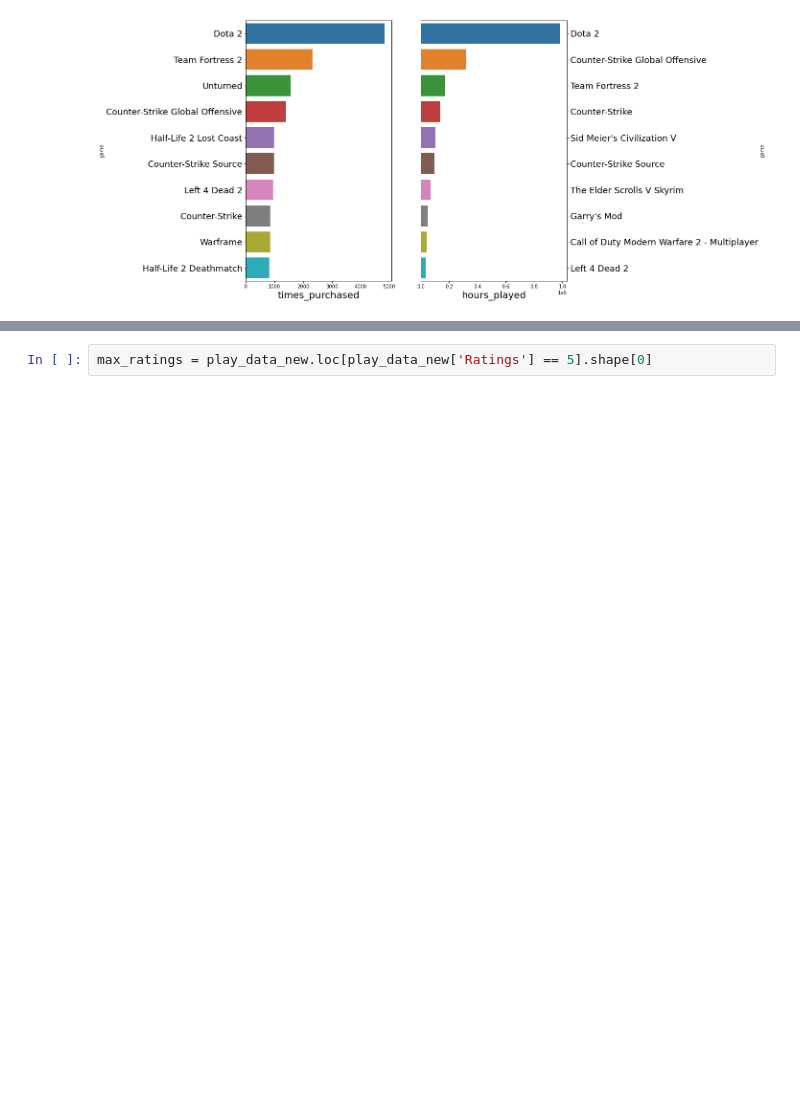
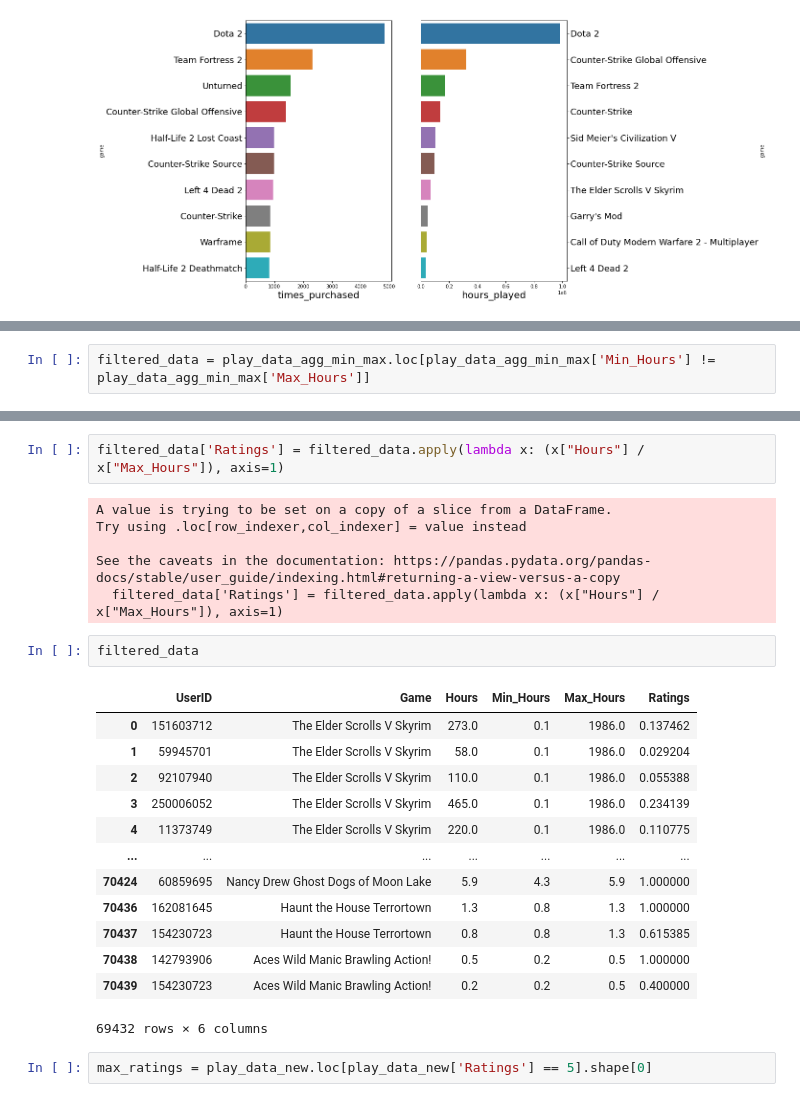
Before and after one commit to pyamin1878/Steam-Games-Rec-System, a Jupyter notebook: pat_notebook.ipynb, the cells around one changed output, grey strips where cells are left out. Drawn from its saved outputs; the diff is of its cells as text; blank space fills up the shorter version.

```diff
--- a/pat_notebook.ipynb
+++ b/pat_notebook.ipynb
@@ -159,0 +146,2 @@ play_data_new.tail(25)
+# %%
+filtered_data = play_data_agg_min_max.loc[play_data_agg_min_max['Min_Hours'] != play_data_agg_min_max['Max_Hours']]
@@ -160,3 +183,27 @@ play_data_new.tail(25)
+# %%
+filtered_data['Ratings'] = filtered_data.apply(lambda x: (x["Hours"] / x["Max_Hours"]), axis=1)
+# %% [output]
+A value is trying to be set on a copy of a slice from a DataFrame.
+Try using .loc[row_indexer,col_indexer] = value instead
+
+See the caveats in the documentation: https://pandas.pydata.org/pandas-docs/stable/user_guide/indexing.html#returning-a-view-versus-a-copy
+  filtered_data['Ratings'] = filtered_data.apply(lambda x: (x["Hours"] / x["Max_Hours"]), axis=1)
+# %%
+filtered_data
+# %% [output]
+|  | UserID | Game | Hours | Min_Hours | Max_Hours | Ratings |
+| 0 | 151603712 | The Elder Scrolls V Skyrim | 273.0 | 0.1 | 1986.0 | 0.137462 |
+| 1 | 59945701 | The Elder Scrolls V Skyrim | 58.0 | 0.1 | 1986.0 | 0.029204 |
+| 2 | 92107940 | The Elder Scrolls V Skyrim | 110.0 | 0.1 | 1986.0 | 0.055388 |
+| 3 | 250006052 | The Elder Scrolls V Skyrim | 465.0 | 0.1 | 1986.0 | 0.234139 |
+| 4 | 11373749 | The Elder Scrolls V Skyrim | 220.0 | 0.1 | 1986.0 | 0.110775 |
+| ... | ... | ... | ... | ... | ... | ... |
+| 70424 | 60859695 | Nancy Drew Ghost Dogs of Moon Lake | 5.9 | 4.3 | 5.9 | 1.000000 |
+| 70436 | 162081645 | Haunt the House Terrortown | 1.3 | 0.8 | 1.3 | 1.000000 |
+| 70437 | 154230723 | Haunt the House Terrortown | 0.8 | 0.8 | 1.3 | 0.615385 |
+| 70438 | 142793906 | Aces Wild Manic Brawling Action! | 0.5 | 0.2 | 0.5 | 1.000000 |
+| 70439 | 154230723 | Aces Wild Manic Brawling Action! | 0.2 | 0.2 | 0.5 | 0.400000 |
+69432 rows × 6 columns
 # %%
 max_ratings = play_data_new.loc[play_data_new['Ratings'] == 5].shape[0]
 # %%
```
Also changed, not shown: parts of 26 cells of this notebook.
